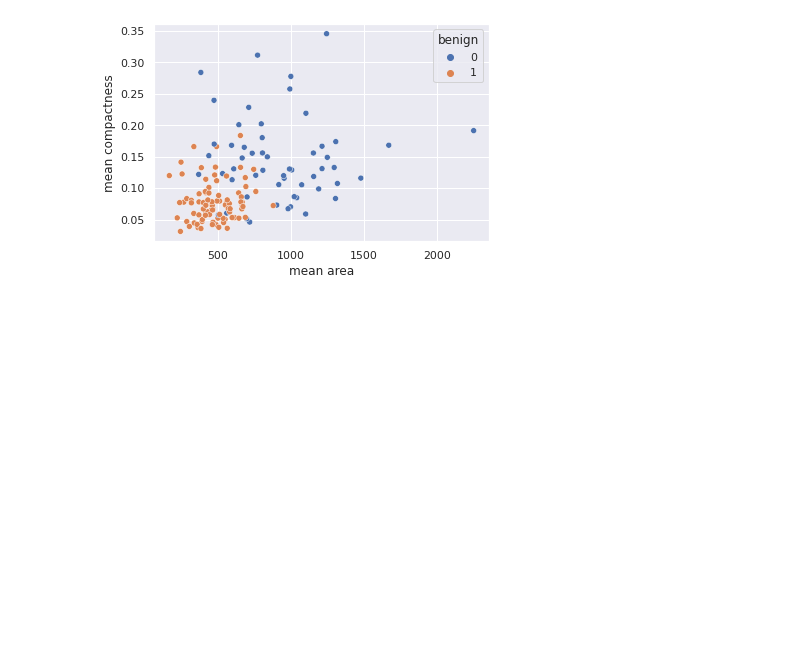
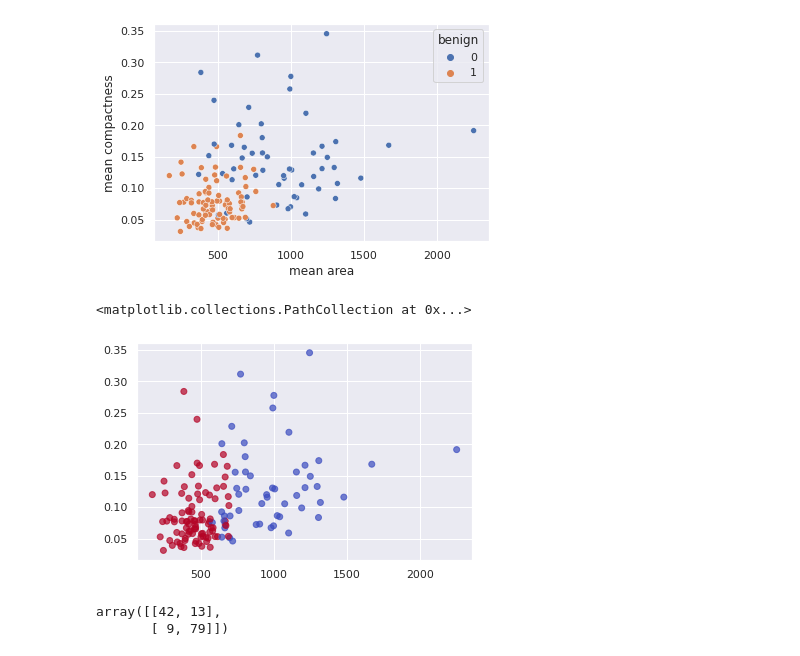
Before and after one commit to thecrazyphysicist369/machine-learning-assignement, a Jupyter notebook: 6_knn.ipynb, the cells around one changed output. Drawn from its saved outputs; the diff is of its cells as text; code cells hidden in the pictures; blank space fills up the shorter version.

```diff
--- a/6_knn.ipynb
+++ b/6_knn.ipynb
@@ -45,3 +45,19 @@ sns.scatterplot(
 # %% [output]
 <matplotlib.axes._subplots.AxesSubplot at 0x...>
 [figure]
+# %%
+plt.scatter(
+    X_test['mean area'],
+    X_test['mean compactness'],
+    c=y_pred,
+    cmap='coolwarm',
+    alpha=0.7
+)
+# %% [output]
+<matplotlib.collections.PathCollection at 0x...>
+[figure, added]
+# %%
+confusion_matrix(y_test, y_pred)
+# %% [output]
+array([[42, 13],
+       [ 9, 79]])
```
